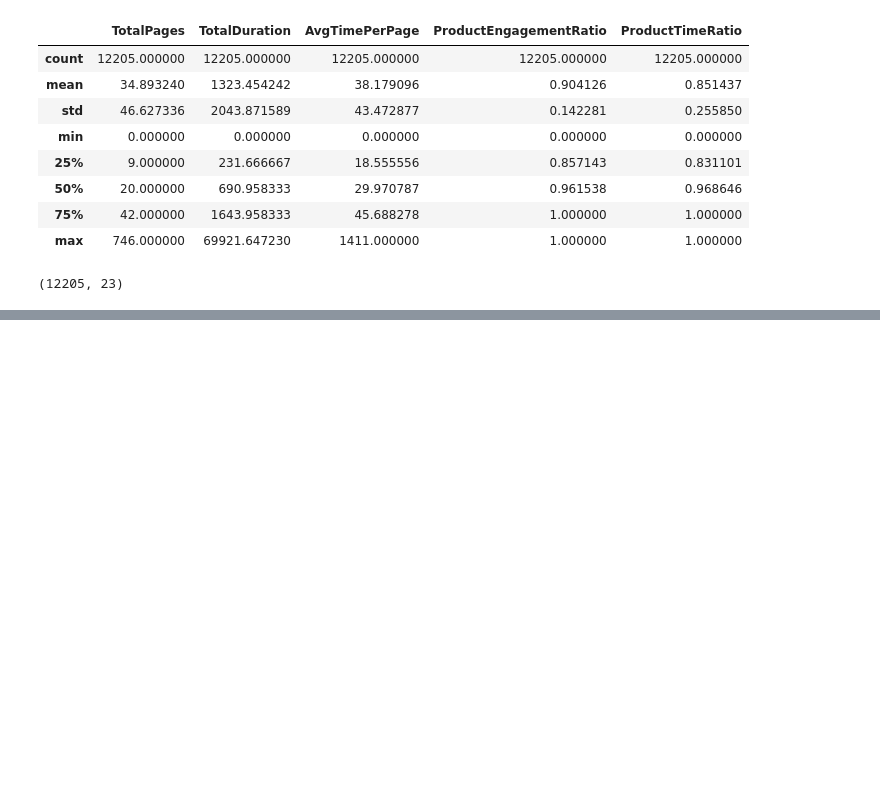
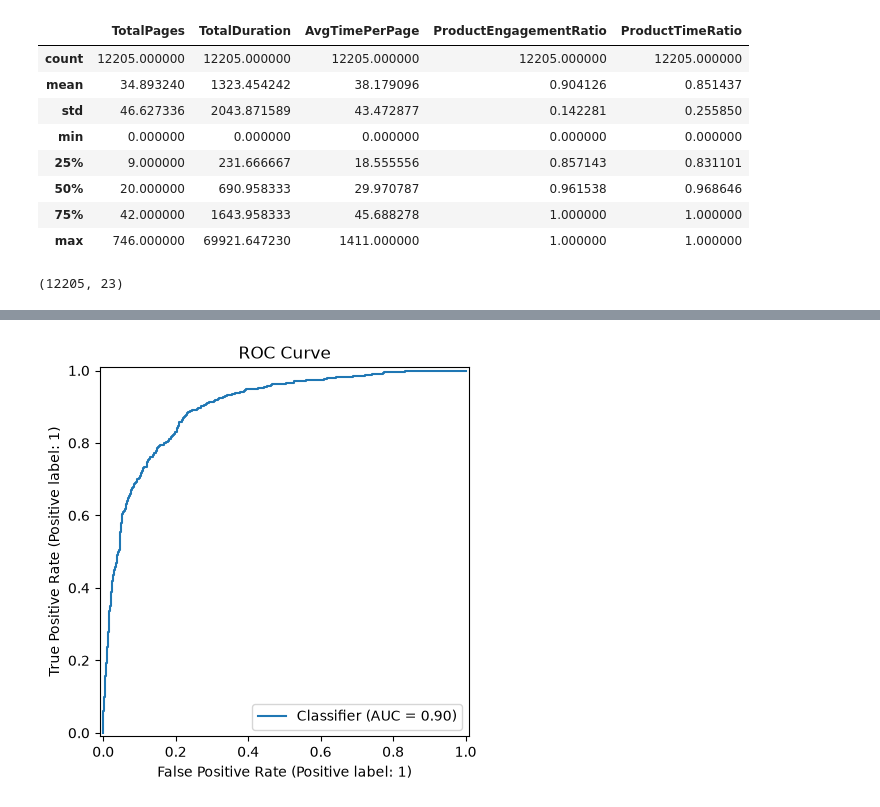
Before and after one commit to devdhruvsingh/ecommerce-purchase-predictions, a Jupyter notebook: notebooks/01_data_exploration.ipynb, the cells around one changed output, grey strips where cells are left out. Saved outputs shown, nothing was run; the diff lists cells and outputs as text; code cells hidden in the pictures; blank space fills up the shorter version.

```diff
--- a/notebooks/01_data_exploration.ipynb
+++ b/notebooks/01_data_exploration.ipynb
@@ -1119,0 +1485,12 @@ df_clean.shape
+# %%
+from sklearn.metrics import RocCurveDisplay
+
+RocCurveDisplay.from_predictions(
+    y_test,
+    y_prob
+)
+
+plt.title("ROC Curve")
+plt.show()
+# %% [output]
+[figure, added]
```
Also changed, not shown: parts of 32 cells of this notebook.
